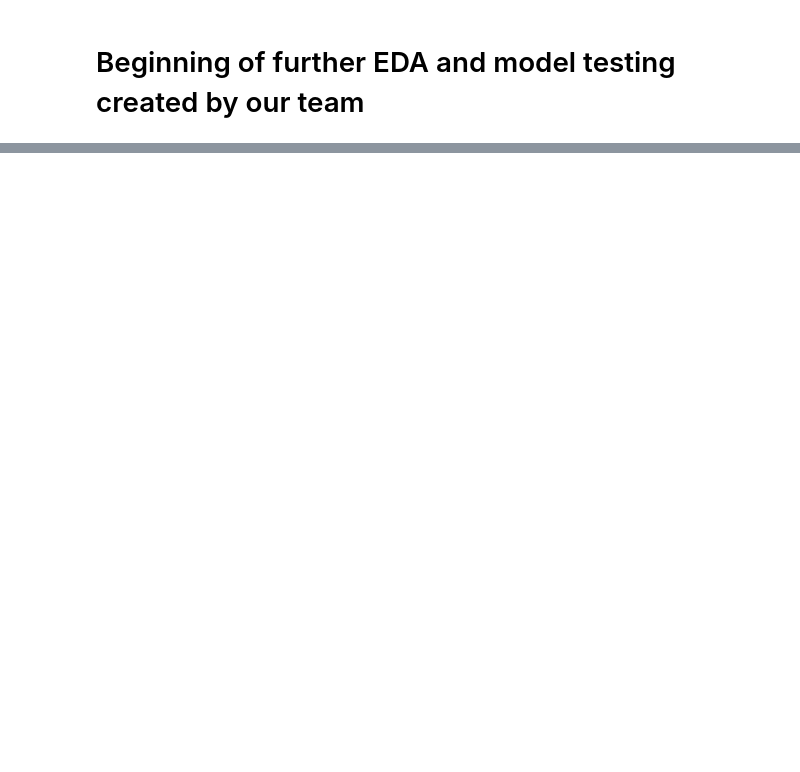
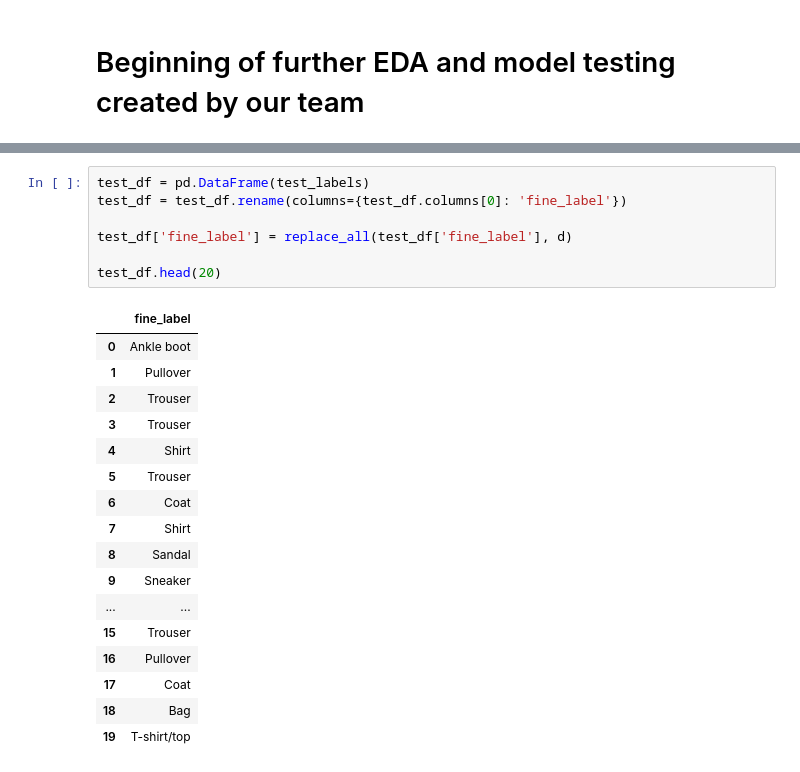
Before and after one commit to rickfontenot/HNN-Capstone, a Jupyter notebook: code/EDA_Rick.ipynb, the cells around one changed output, grey strips where cells are left out. Drawn from its saved outputs; the diff is of its cells as text; blank space fills up the shorter version.

```diff
--- a/code/EDA_Rick.ipynb
+++ b/code/EDA_Rick.ipynb
@@ -356,0 +460,25 @@ And the model predicts a label as expected.
+# %%
+test_df = pd.DataFrame(test_labels)
+test_df = test_df.rename(columns={test_df.columns[0]: 'fine_label'})
+
+test_df['fine_label'] = replace_all(test_df['fine_label'], d)
+
+test_df.head(20)
+# %% [output]
+|  | fine_label |
+| 0 | Ankle boot |
+| 1 | Pullover |
+| 2 | Trouser |
+| 3 | Trouser |
+| 4 | Shirt |
+| 5 | Trouser |
+| 6 | Coat |
+| 7 | Shirt |
+| 8 | Sandal |
+| 9 | Sneaker |
+| ... | ... |
+| 15 | Trouser |
+| 16 | Pullover |
+| 17 | Coat |
+| 18 | Bag |
+| 19 | T-shirt/top |
```
Also changed, not shown: parts of 37 cells of this notebook.
